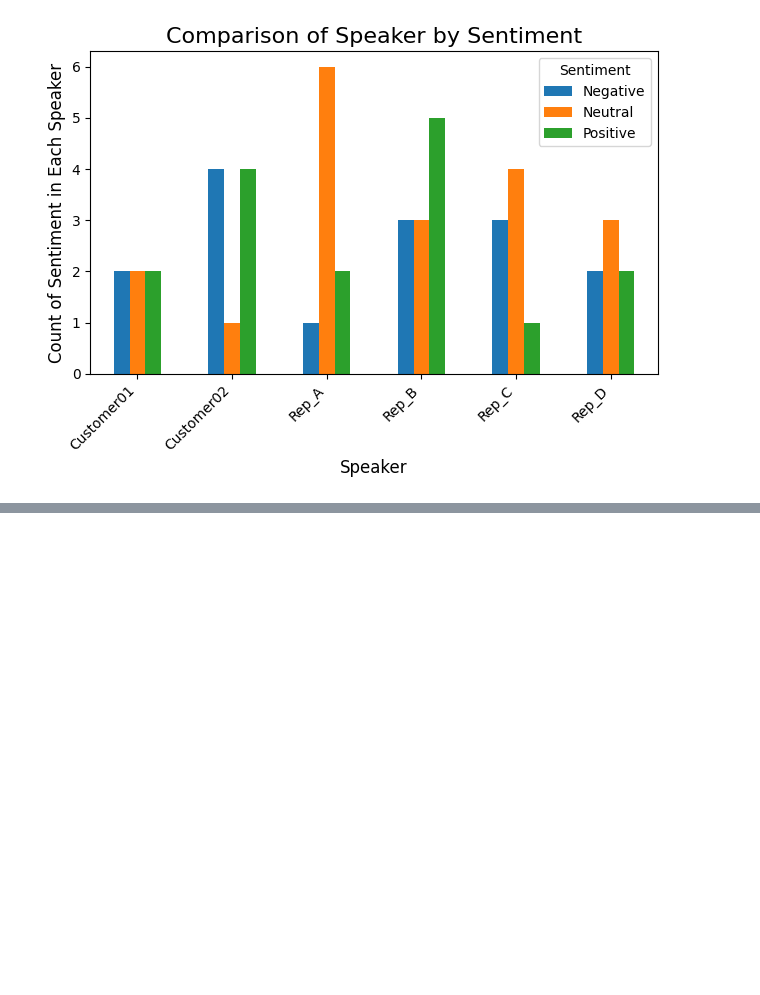
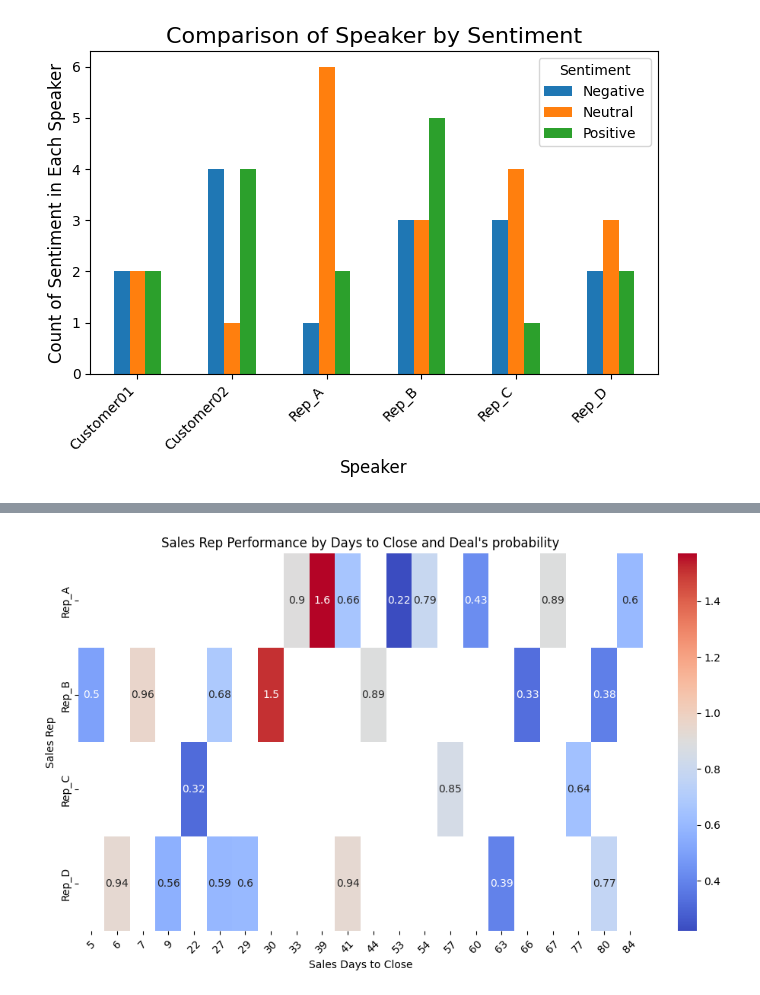
Before and after one commit to august-siu/synthetic_crm_transcript, a Jupyter notebook: OMDS-ModB2-Week2-Siu-August.ipynb, the cells around one changed output, grey strips where cells are left out. Drawn from its saved outputs; the diff is of its cells as text; code cells hidden in the pictures; blank space fills up the shorter version.

```diff
--- a/OMDS-ModB2-Week2-Siu-August.ipynb
+++ b/OMDS-ModB2-Week2-Siu-August.ipynb
@@ -513,0 +545,11 @@ plt.show()
+# %%
+# Create a copy of the DataFrame
+df_crm_no_lost = df_crm.copy()
+
+# Get the index of rows where Stage is 'Closed Lost'
+indices_to_drop = df_crm_no_lost[df_crm_no_lost['Stage'] == 'Closed Lost'].index
+
+# Drop those rows in the copy
+df_crm_no_lost.drop(indices_to_drop, inplace=True)
+
+df_crm_no_lost
@@ -513,0 +589,15 @@ plt.show()
+# %%
+closingdays_vs_prob = df_crm_no_lost.groupby(['Sales_Rep', 'Days_To_Close'])['Deal_Probability'].sum().reset_index()
+
+heatmap_closing = closingdays_vs_prob.pivot(index='Sales_Rep', columns='Days_To_Close', values='Deal_Probability')
+
+plt.figure(figsize=(10, 6))
+sns.heatmap(heatmap_closing, annot=True, cmap='coolwarm', cbar=True)
+plt.title("Sales Rep Performance by Days to Close and Deal's probability")
+plt.xlabel("Sales Days to Close")
+plt.ylabel("Sales Rep")
+plt.xticks(rotation=45)
+plt.tight_layout()
+plt.show()
+# %% [output]
+[figure, added]
```
Also changed, not shown: parts of 13 cells of this notebook, 2 other files.
